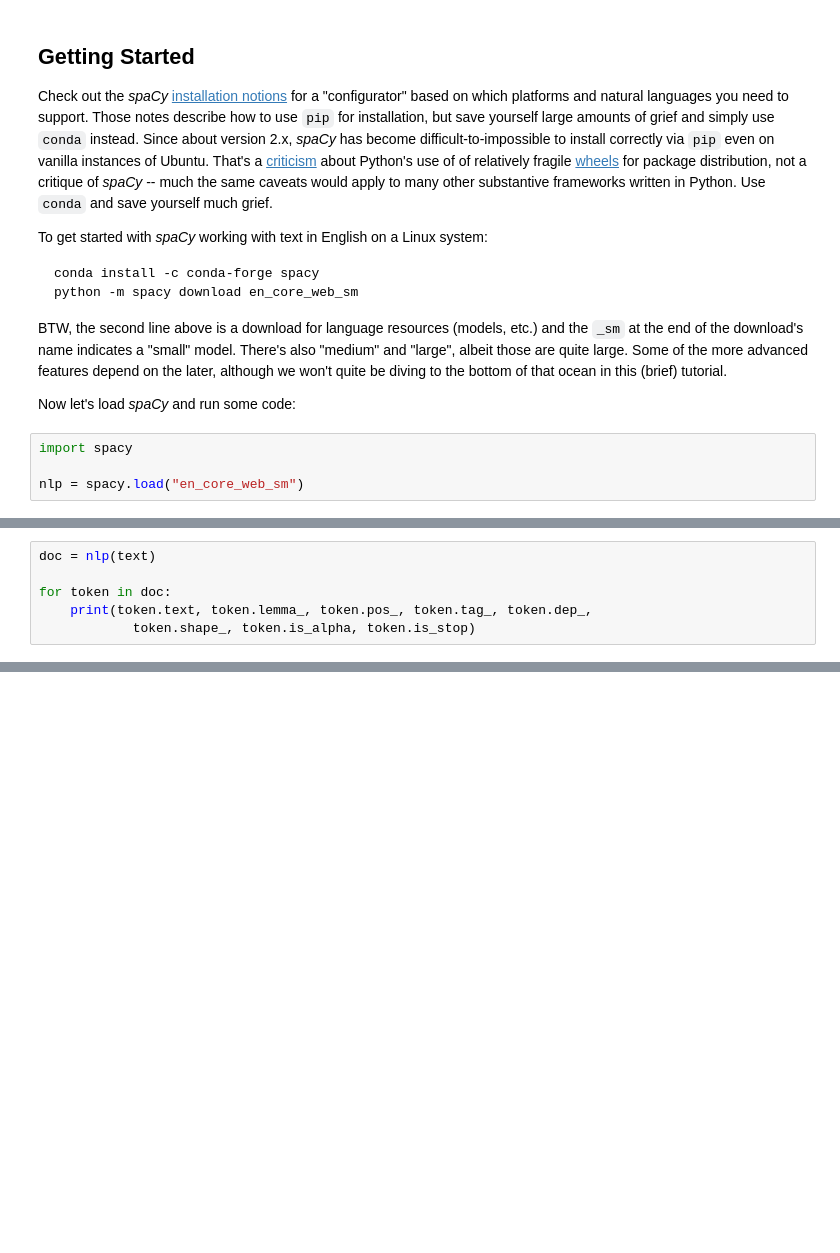
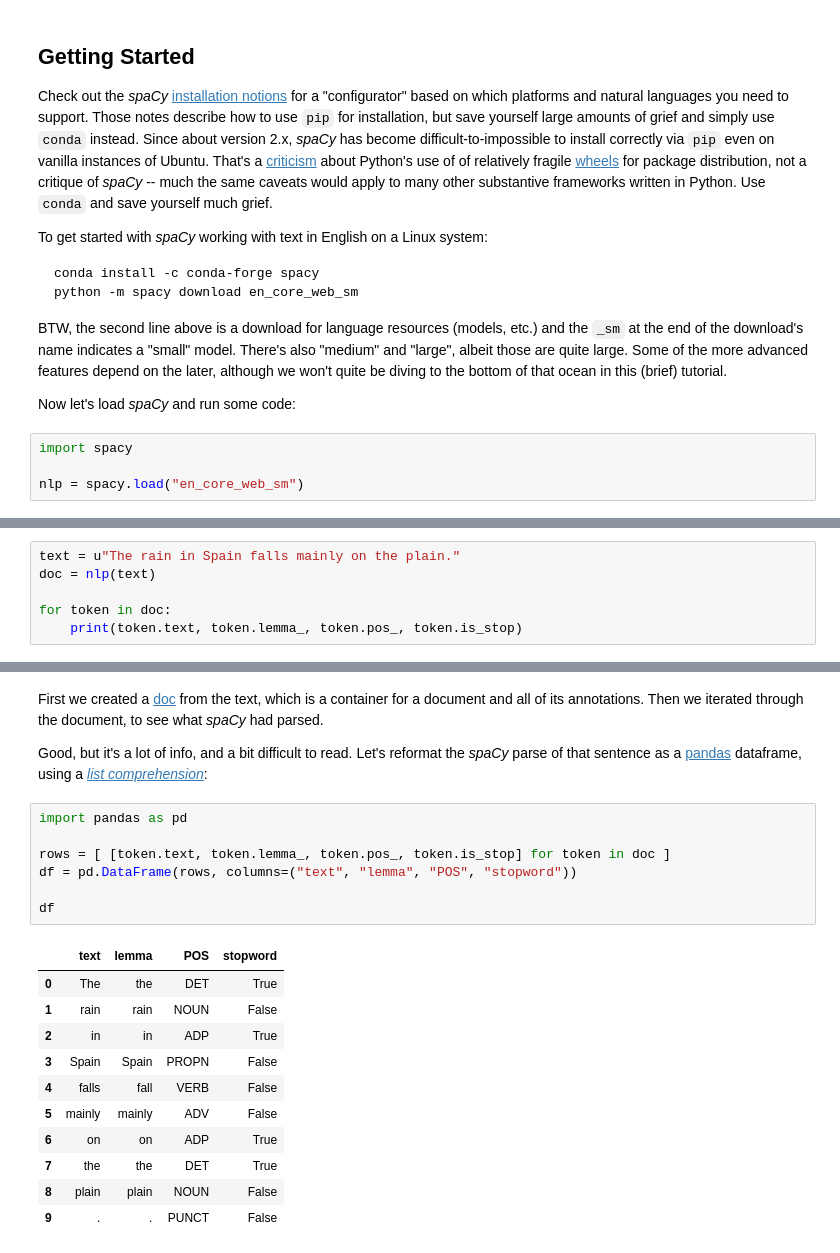
Before and after one commit to DerwenAI/spaCy_tuTorial, a Jupyter notebook: spaCy_tuTorial.ipynb, the cells around one changed output, grey strips where cells are left out. Cells and saved outputs as stored; diff of their text form; blank space fills up the shorter version.

Commit message:
first draft

```diff
--- a/spaCy_tuTorial.ipynb
+++ b/spaCy_tuTorial.ipynb
@@ -88,6 +64,0 @@ text = get_text(url)
-# %%
-doc = nlp(text)
-
-for token in doc:
-    print(token.text, token.lemma_, token.pos_, token.tag_, token.dep_,
-            token.shape_, token.is_alpha, token.is_stop)
@@ -166,0 +68,6 @@ displacy.render(doc2, style="dep")
+# %%
+text = u"The rain in Spain falls mainly on the plain."
+doc = nlp(text)
+
+for token in doc:
+    print(token.text, token.lemma_, token.pos_, token.is_stop)
@@ -166,0 +85,23 @@ displacy.render(doc2, style="dep")
+# %% [markdown]
+First we created a [doc](https://spacy.io/api/doc) from the text, which is a container for a document and all of its annotations. Then we iterated through the document, to see what _spaCy_ had parsed.
+
+Good, but it's a lot of info, and a bit difficult to read. Let's reformat the _spaCy_ parse of that sentence as a [pandas](https://pandas.pydata.org/) dataframe, using a [_list comprehension_](https://docs.python.org/3/tutorial/datastructures.html#list-comprehensions):
+# %%
+import pandas as pd
+
+rows = [ [token.text, token.lemma_, token.pos_, token.is_stop] for token in doc ]
+df = pd.DataFrame(rows, columns=("text", "lemma", "POS", "stopword"))
+
+df
+# %% [output]
+|  | text | lemma | POS | stopword |
+| 0 | The | the | DET | True |
+| 1 | rain | rain | NOUN | False |
+| 2 | in | in | ADP | True |
+| 3 | Spain | Spain | PROPN | False |
+| 4 | falls | fall | VERB | False |
+| 5 | mainly | mainly | ADV | False |
+| 6 | on | on | ADP | True |
+| 7 | the | the | DET | True |
+| 8 | plain | plain | NOUN | False |
+| 9 | . | . | PUNCT | False |
```
Also changed, not shown: parts of 59 cells of this notebook, 1 other file.
